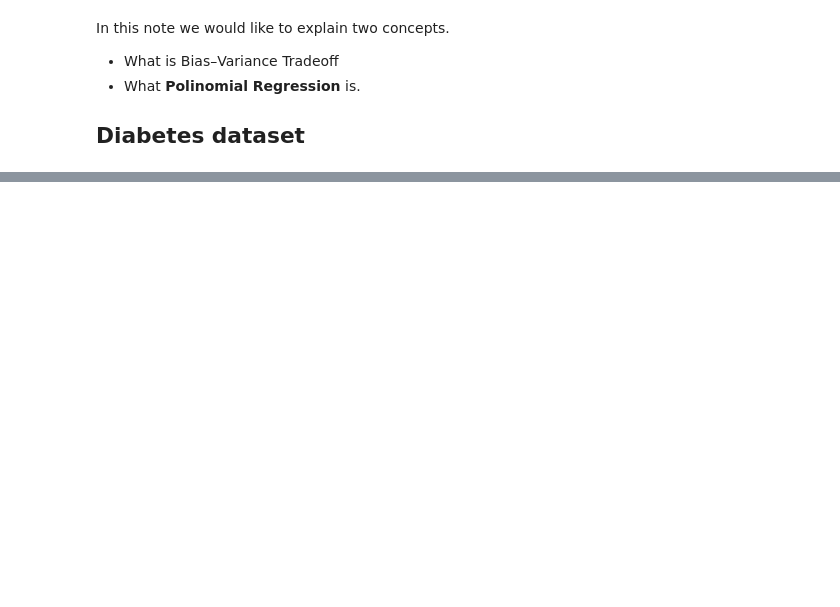
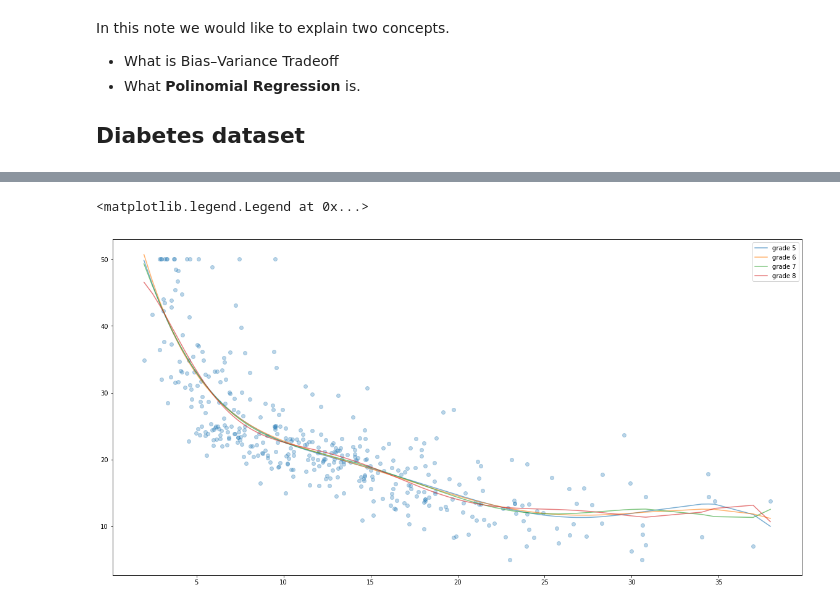
Before and after one commit to bartek-blog/bartek-blog.github.io, a Jupyter notebook: jupyter/2019-01-11-Bias-Variance-Tradeoff.ipynb, the cells around one changed output, grey strips where cells are left out. Saved outputs shown, nothing was run; the diff lists cells and outputs as text; code cells hidden in the pictures; blank space fills up the shorter version.

```diff
--- a/jupyter/2019-01-11-Bias-Variance-Tradeoff.ipynb
+++ b/jupyter/2019-01-11-Bias-Variance-Tradeoff.ipynb
@@ -278,0 +121,15 @@ boston = load_boston()
+# %%
+plt.scatter(X_train[:, 0], y_train, alpha=0.3)
+for i in range(4, 8):
+    X_train_sorted = X_train
+    y_train_hat = regs[i].predict(X_train[:, list(range(i+1))])
+    plt.plot(
+        X_train[:, 0][X_train[:, 0].argsort()],
+        y_train_hat[X_train[:, 0].argsort()],
+        alpha=0.6,
+        label="grade " + str(i+1)
+    )
+plt.legend()
+# %% [output]
+<matplotlib.legend.Legend at 0x...>
+[figure, added]
```
Also changed, not shown: parts of 43 cells of this notebook, 32 other files.
